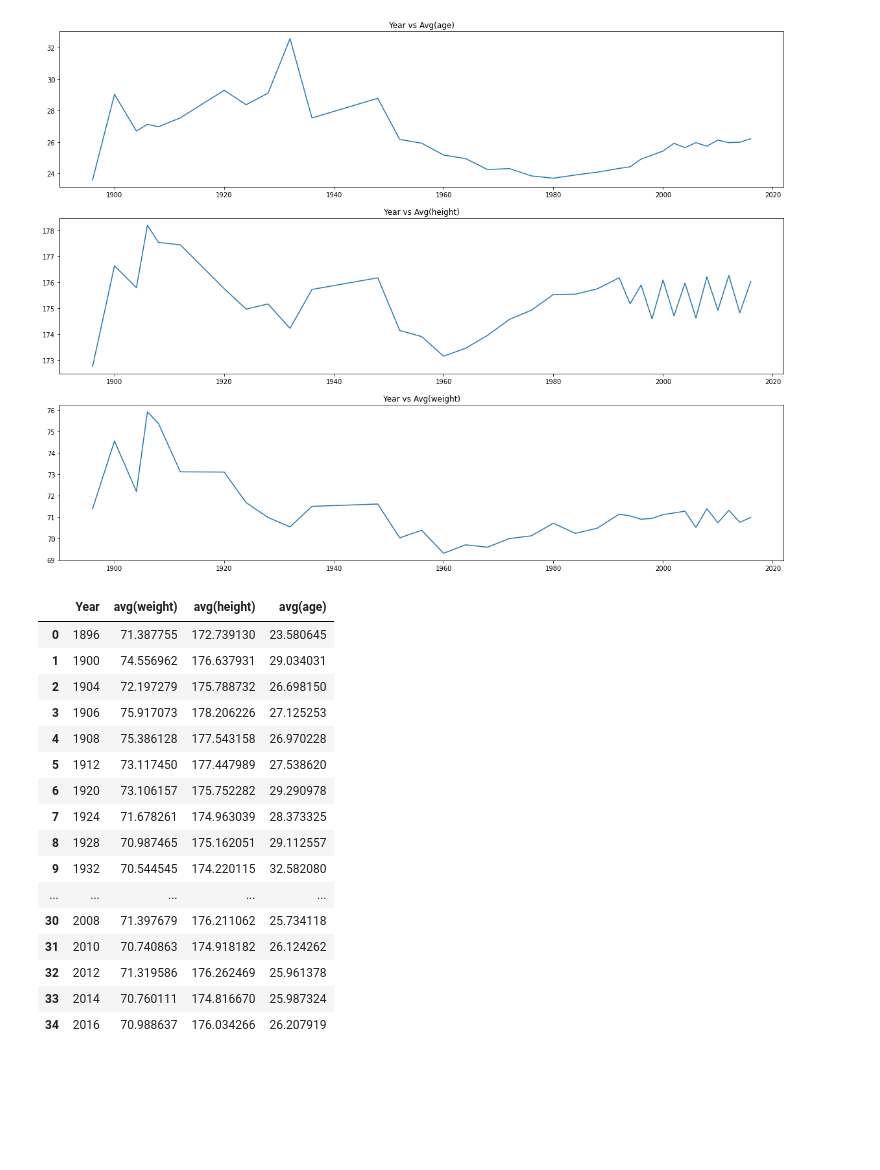
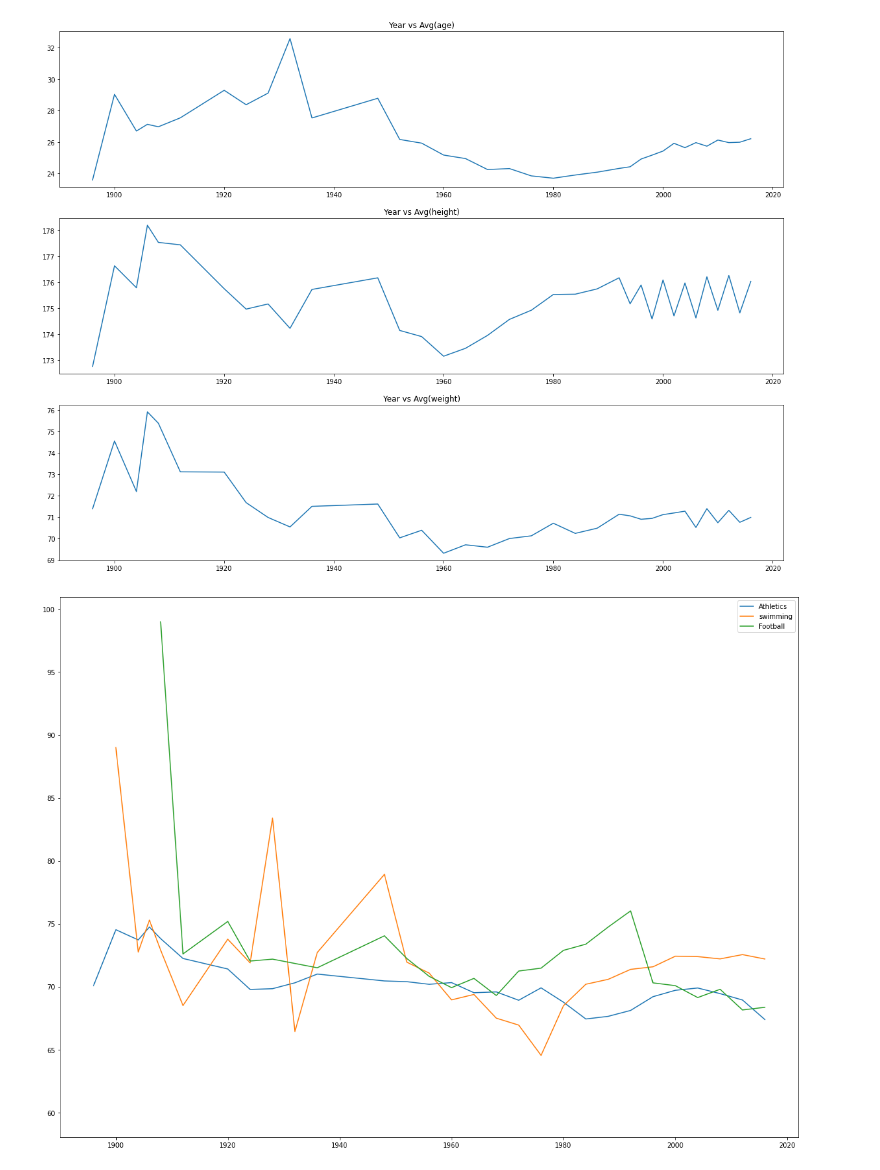
Before and after one commit to baljor3/olympics, a Jupyter notebook: capstone project.ipynb, the cells around one changed output. Saved outputs shown, nothing was run; the diff lists cells and outputs as text; code cells hidden in the pictures; blank space fills up the shorter version.

```diff
--- a/capstone project.ipynb
+++ b/capstone project.ipynb
@@ -704,21 +707,29 @@ plt.show()
 # %% [output]
 [figure]
 # %%
+stats=psql.sqldf("""
+SELECT year,sport,avg(weight),avg(height), avg(age),COUNT(*) as numberofrows
+FROM Athlete
+group by year,sport
+having COUNT(*) > 10 and Sport = 'Athletics' OR Sport = 'Swimming' OR Sport ='Football'
+order by Year
+""")
-# %% [output]
-|  | Year | avg(weight) | avg(height) | avg(age) |
-| 0 | 1896 | 71.387755 | 172.739130 | 23.580645 |
-| 1 | 1900 | 74.556962 | 176.637931 | 29.034031 |
-| 2 | 1904 | 72.197279 | 175.788732 | 26.698150 |
-| 3 | 1906 | 75.917073 | 178.206226 | 27.125253 |
-| 4 | 1908 | 75.386128 | 177.543158 | 26.970228 |
-| 5 | 1912 | 73.117450 | 177.447989 | 27.538620 |
-| 6 | 1920 | 73.106157 | 175.752282 | 29.290978 |
-| 7 | 1924 | 71.678261 | 174.963039 | 28.373325 |
-| 8 | 1928 | 70.987465 | 175.162051 | 29.112557 |
-| 9 | 1932 | 70.544545 | 174.220115 | 32.582080 |
-| ... | ... | ... | ... | ... |
-| 30 | 2008 | 71.397679 | 176.211062 | 25.734118 |
-| 31 | 2010 | 70.740863 | 174.918182 | 26.124262 |
-| 32 | 2012 | 71.319586 | 176.262469 | 25.961378 |
-| 33 | 2014 | 70.760111 | 174.816670 | 25.987324 |
-| 34 | 2016 | 70.988637 | 176.034266 | 26.207919 |
+# %%
+f = plt.figure()
+
+
+Athletic=stats[stats['Sport']=='Athletics']
+Swimming=stats[stats['Sport']=='Swimming']
+Football=stats[stats['Sport']=='Football']
+
+
+plt.plot(Athletic['Year'],Athletic['avg(weight)'], label ='Athletics')
+plt.plot(Swimming['Year'],Swimming['avg(weight)'], label='swimming')
+plt.plot(Football['Year'],Football['avg(weight)'], label='Football')
+plt.legend()
+
+f.set_figheight(15)
+f.set_figwidth(20)
+plt.show()
+# %% [output]
+[figure, added]
```
Also changed, not shown: parts of 17 cells of this notebook.
